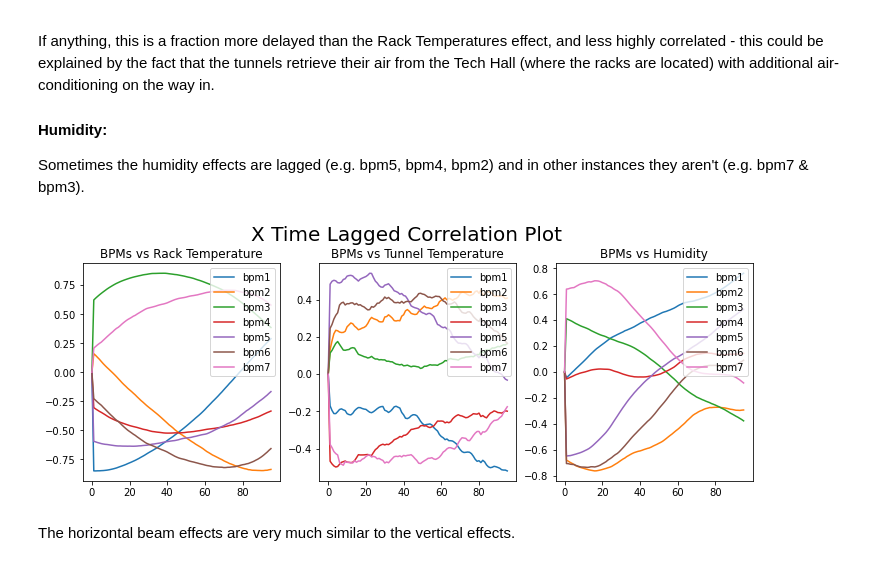
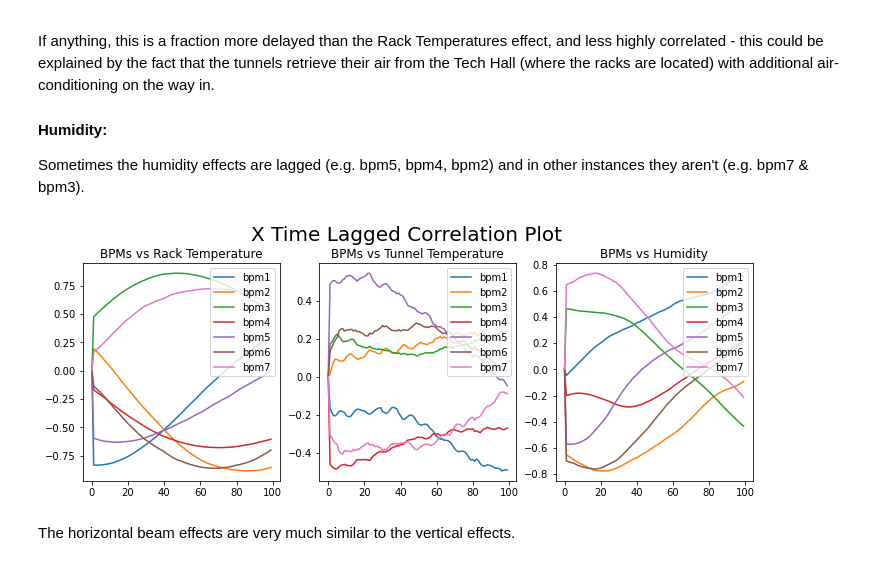
Before and after one commit to 20spaghetti/Electron-Beam-Position-Drift-Study, a Jupyter notebook: Electron Beam Position Drift Study.ipynb, the cells around one changed output. Cells and saved outputs as stored; diff of their text form; code cells hidden in the pictures.

```diff
--- a/Electron Beam Position Drift Study.ipynb
+++ b/Electron Beam Position Drift Study.ipynb
@@ -278,14 +278,14 @@ bpmy_end = 100000
 
 # bpmx has bad data between 50000 - 51800
 #Set sub-potion of data by start & end index
-bpmx_end = 50000
+bpmx_end = 45000
 
 # Drop Nans and trim loco data
-bpmy_trim = bpmy.iloc[:bpmy_end].dropna()
-bpmx_trim = bpmx.iloc[:bpmx_end].dropna()
-temp_rack_trim = temp_rack.dropna()
-temp_tunnel_trim = temp_tunnel.dropna()
-humidity_trim = humidity.dropna()
+bpmy_trim = bpmy.iloc[:bpmy_end]
+bpmx_trim = bpmx.iloc[:bpmx_end]
+temp_rack_trim = temp_rack
+temp_tunnel_trim = temp_tunnel
+humidity_trim = humidity
 
-bpmy_trim.iloc[1:6,1:3]
+bpmy_trim.head
 # %% [output]
@@ -351,14 +329,19 @@ temp_rack_resample = temp_rack_trim.resample('5T').mean()
+# %%
+all_y = pd.concat([bpmy_trim.resample('5T').mean(),
+                   temp_rack_trim.resample('5T').mean(),
+                   temp_tunnel_trim.resample('5T').mean(),
+                   humidity_trim.resample('5T').mean()],
+                  axis=1).dropna()
+
+all_x = pd.concat([bpmx_trim.resample('5T').mean(),
+                   temp_rack_trim.resample('5T').mean(),
+                   temp_tunnel_trim.resample('5T').mean(),
+                   humidity_trim.resample('5T').mean()],
+                  axis=1).dropna()
 # %% [markdown]
 ## <font color='coral'> Visualise Synchrony </font> <a class="anchor" id="Vis"></a>
 Now that all our data is synchronised in a tabular format, it can be overlaid in a single plot.
 # %%
-from matplotlib import cm
-
-# One plot to overlay zoomed component, for time correlation estimate
-all_y = pd.concat([bpmy_resample, temp_rack_resample, temp_tunnel_resample, humidity_resample], axis=1).dropna()
-all_x = pd.concat([bpmx_resample, temp_rack_resample, temp_tunnel_resample, humidity_resample], axis=1).dropna()
-
-
 # yplot
 #############################
 
@@ -615,30 +598,30 @@ Sometimes the humidity effects are lagged (e.g. bpm5, bpm4, bpm2) and in other i
 # %%
 cor_lag_x = pd.DataFrame(cor_lag_x)
 cor_lag_x.columns = ['bpm1', 'bpm2', 'bpm3', 'bpm4', 'bpm5', 'bpm6', 'bpm7', 'bpm1', 'bpm2', 'bpm3', 'bpm4', 'bpm5', 'bpm6', 'bpm7', 'bpm1', 'bpm2', 'bpm3', 'bpm4', 'bpm5', 'bpm6', 'bpm7']
 
 fig, axes= plt.subplots(nrows=1, ncols=3)
 
 axes[0].set_title('BPMs vs Rack Temperature')
-axes[0].plot(cor_lag_x.iloc[0:96,0:7])
+axes[0].plot(cor_lag_x.iloc[0:100,0:7])
 axes[0].legend(list(cor_lag_x.iloc[:,0:7].columns), loc = 'upper right')
 
 
 axes[1].set_title('BPMs vs Tunnel Temperature')
-axes[1].plot(cor_lag_x.iloc[0:96,7:14])
+axes[1].plot(cor_lag_x.iloc[0:100,7:14])
 axes[1].legend(list(cor_lag_x.iloc[:,7:14].columns), loc = 'upper right')
 
 
 axes[2].set_title('BPMs vs Humidity')
-axes[2].plot(cor_lag_x.iloc[0:96,14:21])
+axes[2].plot(cor_lag_x.iloc[0:100,14:21])
 axes[2].legend(list(cor_lag_x.iloc[:,14:21].columns), loc = 'upper right')
 
 fig.suptitle('X Time Lagged Correlation Plot', fontsize=20, y=1.01)
 
 fig.set_figwidth(12)
 
 plt.show()
 # %% [output]
-[figure, old version]
+[figure, new version]
 # %% [markdown]
 The horizontal beam effects are very much similar to the vertical effects.
 # %% [markdown]
```
Also changed, not shown: parts of 30 cells of this notebook, 1 other file.
